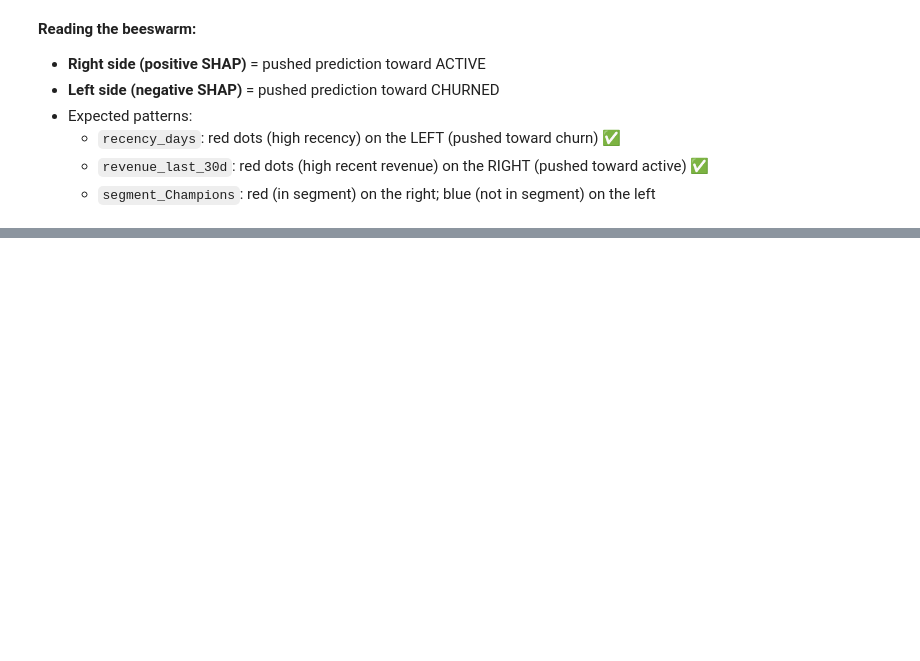
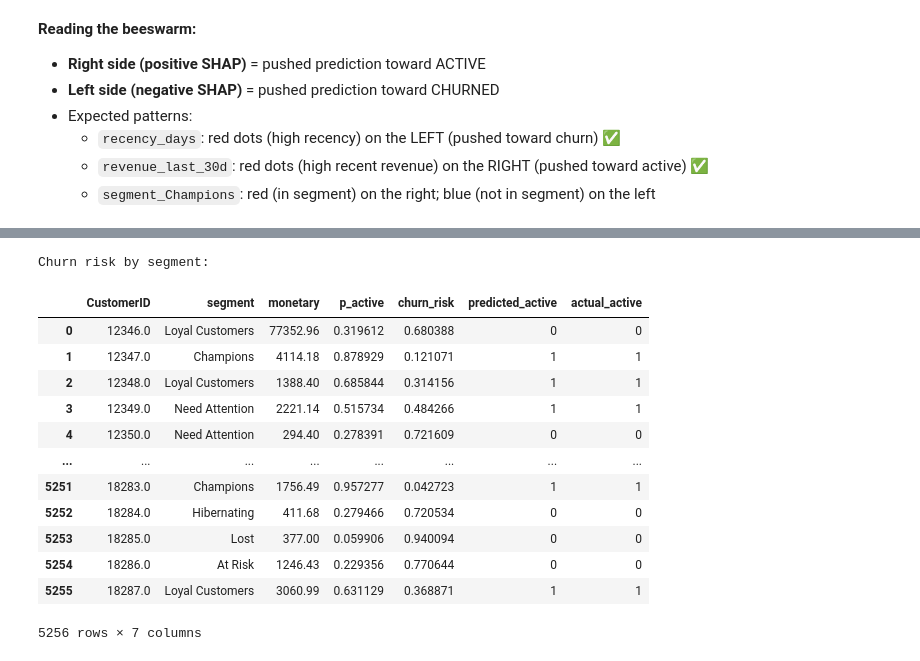
Before and after one commit to JomarHAN/ML-UCI-Online-Retail-II, a Jupyter notebook: notebooks/06_churn_prediction.ipynb, the cells around one changed output, grey strips where cells are left out. Saved outputs shown, nothing was run; the diff lists cells and outputs as text; code cells hidden in the pictures; blank space fills up the shorter version.

Commit message:
11. Predict for ALL customers and explain a few

```diff
--- a/notebooks/06_churn_prediction.ipynb
+++ b/notebooks/06_churn_prediction.ipynb
@@ -435,0 +440,37 @@ plt.show()
+# %%
+all_proba = model.predict_proba(X)[:,1] # P(active)
+all_churn_risk = 1 - all_proba
+
+predictions = pd.DataFrame({
+    'CustomerID': df['CustomerID'].values,
+    'segment': df['segment'].values,
+    'monetary': df['monetary'].values,
+    'p_active': all_proba,
+    'churn_risk': all_churn_risk,
+    'predicted_active': (all_proba >= CHOSEN_THRESHOLD).astype(int),
+    'actual_active': y.values
+})
+
+print('Churn risk by segment:')
+predictions.groupby('segment').agg(
+    customers=('CustomerID', 'count'),
+    avg_churn_risk=('churn_risk', 'mean'),
+    pct_flagged_churning=('predicted_active', lambda x:(1-x.mean()) * 100),
+    actual_churn_rate=('actual_active', lambda x: (1-x.mean())*100)
+).sort_values('avg_churn_risk', ascending=False).round(2)
+predictions
+# %% [output]
+Churn risk by segment:
+|  | CustomerID | segment | monetary | p_active | churn_risk | predicted_active | actual_active |
+| 0 | 12346.0 | Loyal Customers | 77352.96 | 0.319612 | 0.680388 | 0 | 0 |
+| 1 | 12347.0 | Champions | 4114.18 | 0.878929 | 0.121071 | 1 | 1 |
+| 2 | 12348.0 | Loyal Customers | 1388.40 | 0.685844 | 0.314156 | 1 | 1 |
+| 3 | 12349.0 | Need Attention | 2221.14 | 0.515734 | 0.484266 | 1 | 1 |
+| 4 | 12350.0 | Need Attention | 294.40 | 0.278391 | 0.721609 | 0 | 0 |
+| ... | ... | ... | ... | ... | ... | ... | ... |
+| 5251 | 18283.0 | Champions | 1756.49 | 0.957277 | 0.042723 | 1 | 1 |
+| 5252 | 18284.0 | Hibernating | 411.68 | 0.279466 | 0.720534 | 0 | 0 |
+| 5253 | 18285.0 | Lost | 377.00 | 0.059906 | 0.940094 | 0 | 0 |
+| 5254 | 18286.0 | At Risk | 1246.43 | 0.229356 | 0.770644 | 0 | 0 |
+| 5255 | 18287.0 | Loyal Customers | 3060.99 | 0.631129 | 0.368871 | 1 | 1 |
+5256 rows × 7 columns
```
Also changed, not shown: parts of 2 cells of this notebook.
